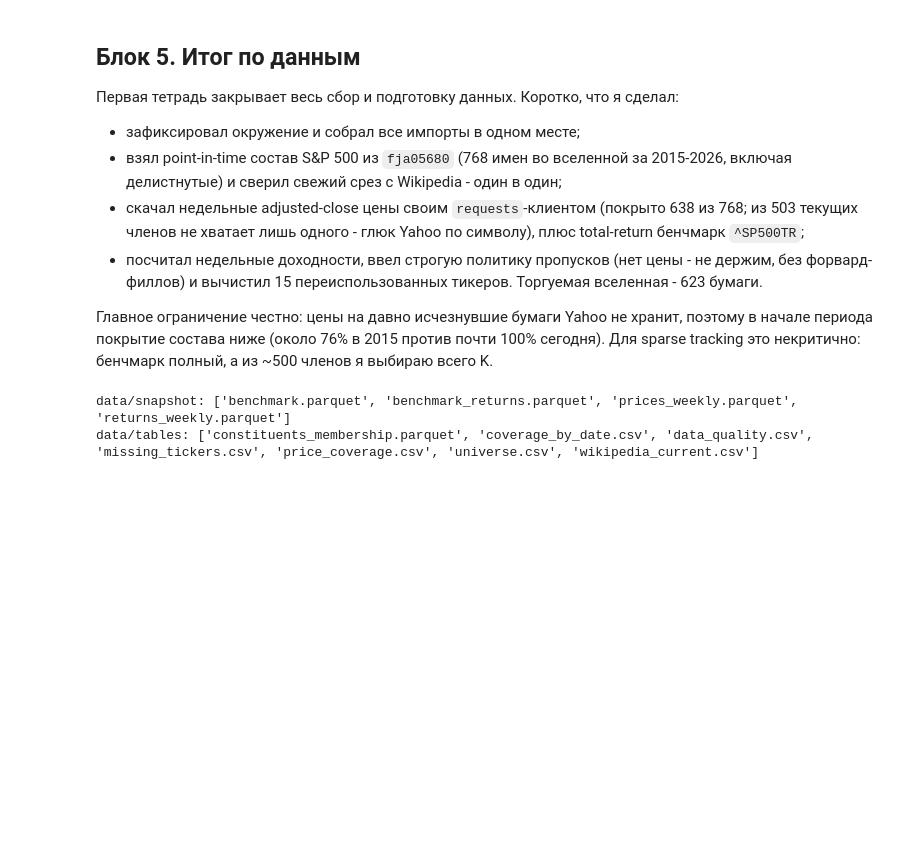
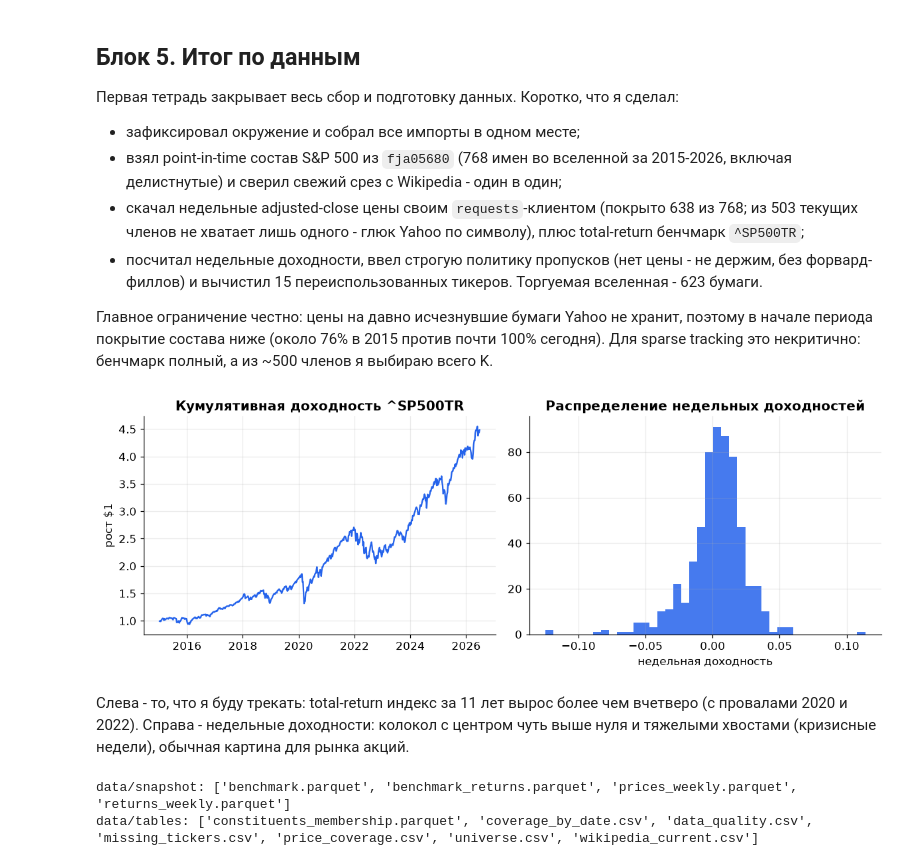
Before and after one commit to Nerbi357/Index-Tracking-New, a Jupyter notebook: notebooks/01_data.ipynb, the cells around one changed output. Drawn from its saved outputs; the diff is of its cells as text; code cells hidden in the pictures; blank space fills up the shorter version.

```diff
--- a/notebooks/01_data.ipynb
+++ b/notebooks/01_data.ipynb
@@ -230,6 +250,22 @@ print("экспорт: returns_weekly.parquet, benchmark_returns.parquet, data_q
 - посчитал недельные доходности, ввел строгую политику пропусков (нет цены - не держим, без форвард-филлов) и вычистил 15 переиспользованных тикеров. Торгуемая вселенная - 623 бумаги.
 
 Главное ограничение честно: цены на давно исчезнувшие бумаги Yahoo не хранит, поэтому в начале периода покрытие состава ниже (около 76% в 2015 против почти 100% сегодня). Для sparse tracking это некритично: бенчмарк полный, а из ~500 членов я выбираю всего K.
+# %%
+idx_ret = bench_returns.dropna()
+cum = (1 + idx_ret).cumprod()
+fig, ax = plt.subplots(1, 2, figsize=(11, 4))
+ax[0].plot(cum.index, cum.values)
+ax[0].set_title("Кумулятивная доходность ^SP500TR")
+ax[0].set_ylabel("рост $1")
+ax[1].hist(idx_ret.values, bins=40, color="#2563eb", alpha=0.85)
+ax[1].set_title("Распределение недельных доходностей")
+ax[1].set_xlabel("недельная доходность")
+fig.tight_layout()
+plt.show()
+# %% [output]
+[figure, added]
+# %% [markdown]
+Слева - то, что я буду трекать: total-return индекс за 11 лет вырос более чем вчетверо (с провалами 2020 и 2022). Справа - недельные доходности: колокол с центром чуть выше нуля и тяжелыми хвостами (кризисные недели), обычная картина для рынка акций.
 # %%
 import os
 for d in ["data/snapshot", "data/tables"]:
```
Also changed, not shown: parts of 3 cells of this notebook, 2 other files.
